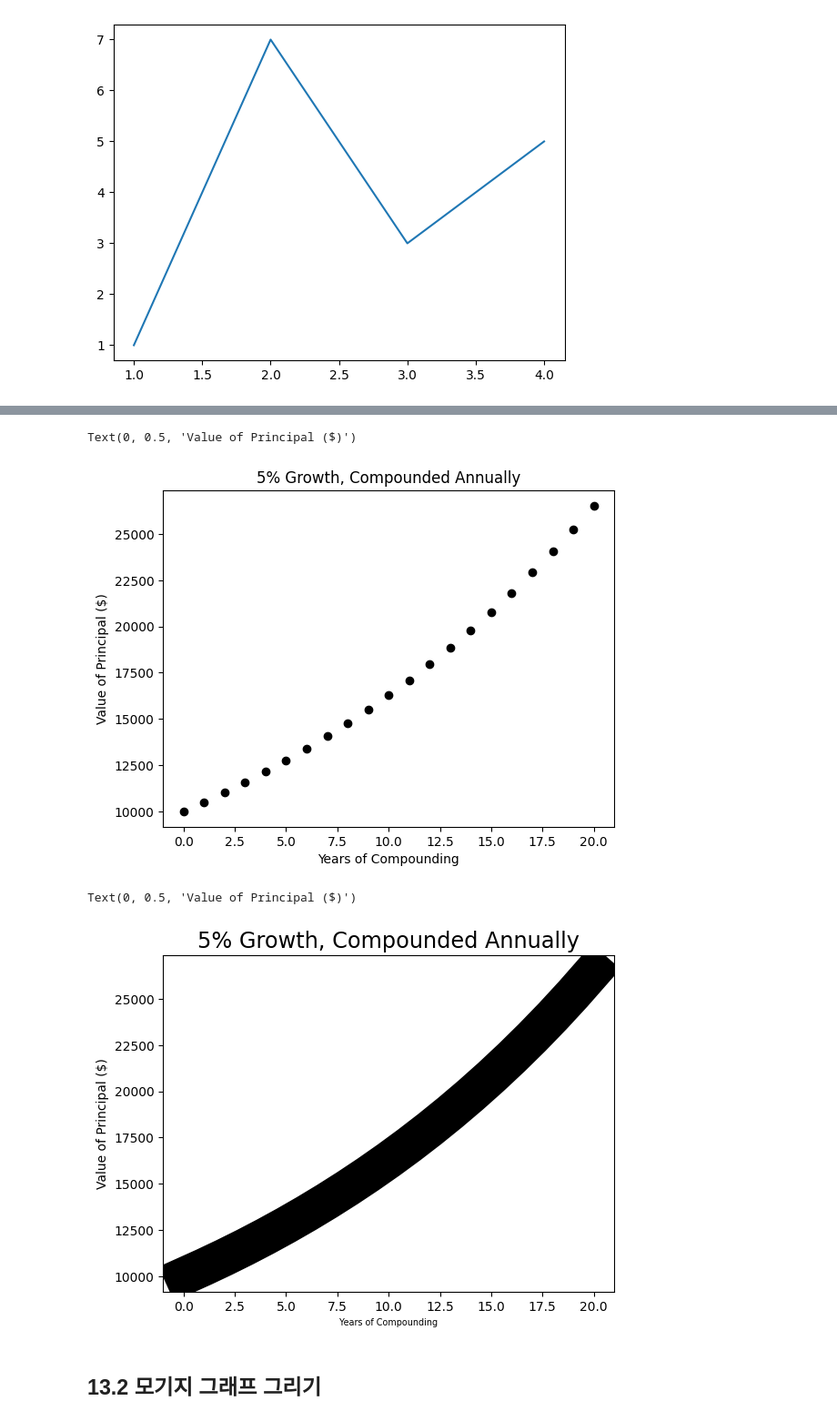
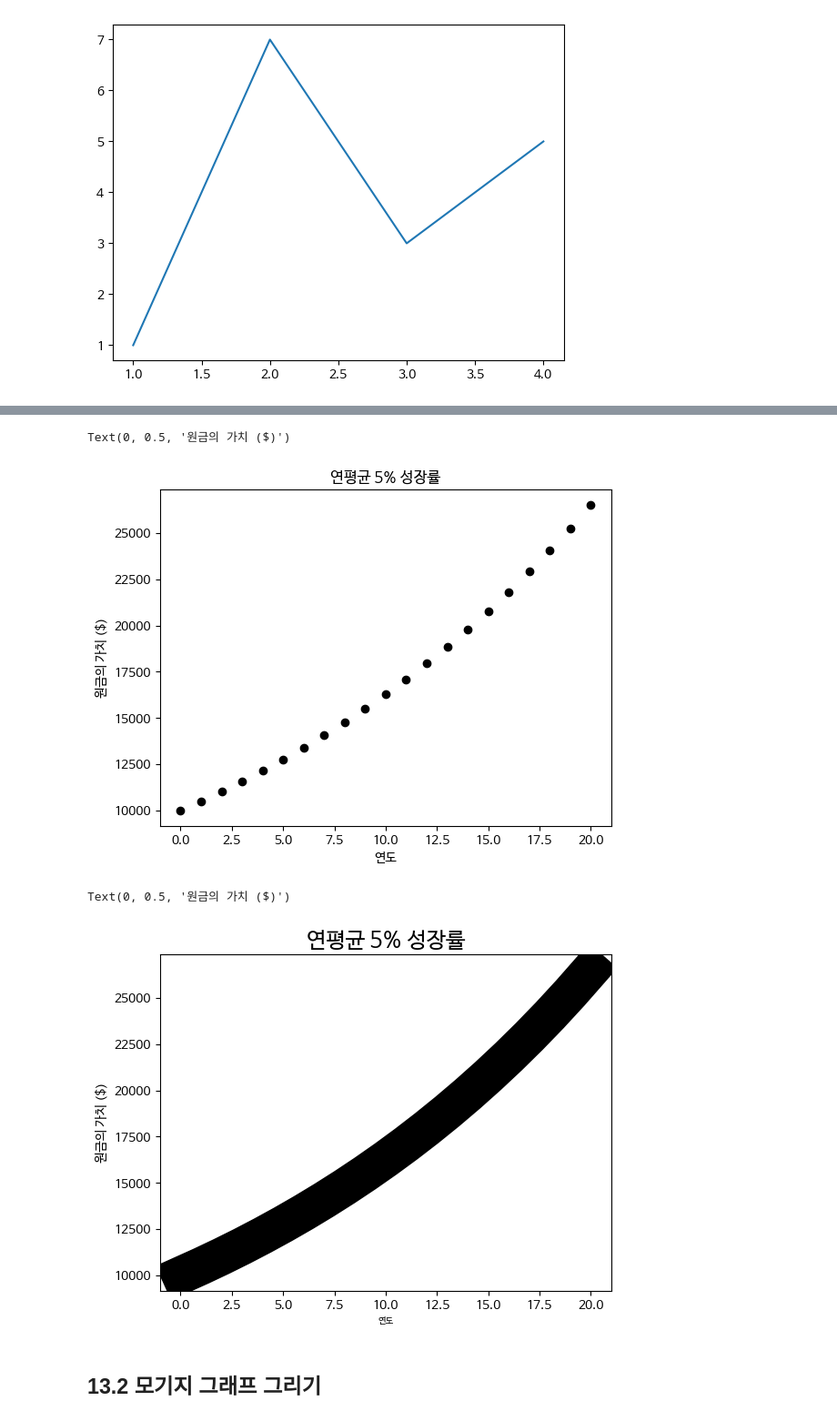
Before and after one commit to rickiepark/python4daml, a Jupyter notebook: 13장.ipynb, the cells around one changed output, grey strips where cells are left out. Shown at 91% size. Drawn from its saved outputs; the diff is of its cells as text; code cells hidden in the pictures.

```diff
--- a/13장.ipynb
+++ b/13장.ipynb
@@ -20,0 +5,16 @@ Requirement already satisfied: six>=1.5 in /opt/conda/lib/python3.7/site-package
+# %%
+# 한글 폰트 사용을 위한 코드입니다.
+import sys
+# 코랩의 경우 나눔 폰트를 설치합니다.
+if 'google.colab' in sys.modules:
+    !sudo apt-get -qq -y install fonts-nanum
+    import matplotlib.font_manager as fm
+    font_files = fm.findSystemFonts(fontpaths=['/usr/share/fonts/truetype/nanum'])
+    for fpath in font_files:
+        fm.fontManager.addfont(fpath)
+
+# 나눔 폰트를 사용합니다.
+import matplotlib
+
+matplotlib.rc('font', family='NanumBarunGothic')
+matplotlib.rcParams['axes.unicode_minus'] = False
@@ -63,27 +77,27 @@ Text(0, 0.5, 'Value of Principal ($)')
 # %%
 plt.plot(values, 'ko')
-plt.title('5% Growth, Compounded Annually')
-plt.xlabel('Years of Compounding')
-plt.ylabel('Value of Principal ($)')
+plt.title('연평균 5% 성장률')
+plt.xlabel('연도')
+plt.ylabel('원금의 가치 ($)')
 # %% [output]
-Text(0, 0.5, 'Value of Principal ($)')
+Text(0, 0.5, '원금의 가치 ($)')
-[figure, old version]
+[figure, new version]
 # %%
 principal = 10000 #초기 투자금
 interestRate = 0.05
 years = 20
 values = []
 for i in range(years + 1):
     values.append(principal)
     principal += principal*interestRate
 plt.plot(values, '-k', linewidth = 30)
-plt.title('5% Growth, Compounded Annually',
+plt.title('연평균 5% 성장률',
           fontsize = 'xx-large')
-plt.xlabel('Years of Compounding', fontsize = 'x-small')
-plt.ylabel('Value of Principal ($)')
+plt.xlabel('연도', fontsize = 'x-small')
+plt.ylabel('원금의 가치 ($)')
 # %% [output]
-Text(0, 0.5, 'Value of Principal ($)')
+Text(0, 0.5, '원금의 가치 ($)')
-[figure, old version]
+[figure, new version]
 # %%
 plt.rcParams['lines.linewidth'] = 6.
 # %%
```
Also changed, not shown: parts of 8 cells of this notebook.
